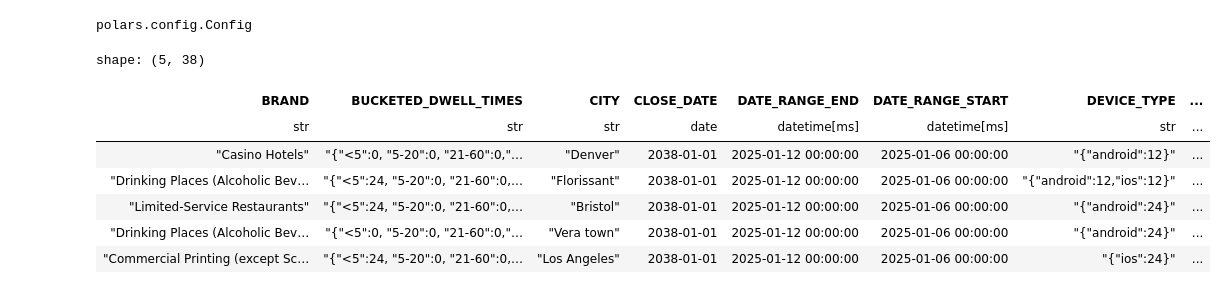
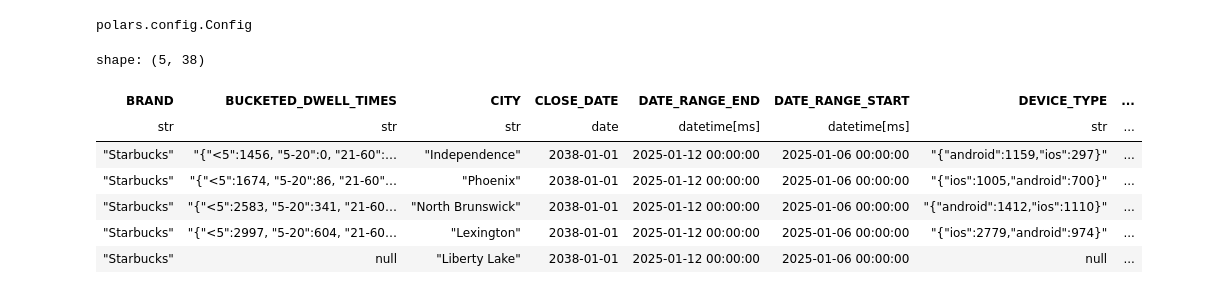
Before and after one commit to marcus-friis/weekly-patterns-plus-exploration, a Jupyter notebook: notebooks/parquet-test.ipynb, the cells around one changed output. Saved outputs shown, nothing was run; the diff lists cells and outputs as text; code cells hidden in the pictures.

```diff
--- a/notebooks/parquet-test.ipynb
+++ b/notebooks/parquet-test.ipynb
@@ -21,19 +21,19 @@ CSV_PATH = DATA_PATH / "weekly-patterns-plus-sample.csv"
 PARQUET_DIR_PATH = DATA_PATH / "2025-weekly-patterns-plus"
 US_PATH = DATA_PATH / "us-states.json"
 # %%
-lf = data.load_weekly_patterns_plus_parquet(PARQUET_DIR_PATH).filter(pl.col("ISO_COUNTRY_CODE") == "US")
+lf = data.load_weekly_patterns_plus_parquet(PARQUET_DIR_PATH).filter(pl.col("ISO_COUNTRY_CODE") == "US").filter(pl.col("BRAND").str.contains("tarbuck"))
 states = gpd.read_file(US_PATH)
 states = states.loc[states["name"] != "Alaska"]
 lf.head().collect()
 # %% [output]
 shape: (5, 38)
 | BRAND | BUCKETED_DWELL_TIMES | CITY | CLOSE_DATE | DATE_RANGE_END | DATE_RANGE_START | DEVICE_TYPE | ... |
 | str | str | str | date | datetime[ms] | datetime[ms] | str | ... |
-| "Casino Hotels" | "{"<5":0, "5-20":0, "21-60":0,"… | "Denver" | 2038-01-01 | 2025-01-12 00:00:00 | 2025-01-06 00:00:00 | "{"android":12}" | ... |
-| "Drinking Places (Alcoholic Bev… | "{"<5":24, "5-20":0, "21-60":0,… | "Florissant" | 2038-01-01 | 2025-01-12 00:00:00 | 2025-01-06 00:00:00 | "{"android":12,"ios":12}" | ... |
-| "Limited-Service Restaurants" | "{"<5":24, "5-20":0, "21-60":0,… | "Bristol" | 2038-01-01 | 2025-01-12 00:00:00 | 2025-01-06 00:00:00 | "{"android":24}" | ... |
-| "Drinking Places (Alcoholic Bev… | "{"<5":0, "5-20":0, "21-60":0,"… | "Vera town" | 2038-01-01 | 2025-01-12 00:00:00 | 2025-01-06 00:00:00 | "{"android":24}" | ... |
-| "Commercial Printing (except Sc… | "{"<5":24, "5-20":0, "21-60":0,… | "Los Angeles" | 2038-01-01 | 2025-01-12 00:00:00 | 2025-01-06 00:00:00 | "{"ios":24}" | ... |
+| "Starbucks" | "{"<5":1456, "5-20":0, "21-60":… | "Independence" | 2038-01-01 | 2025-01-12 00:00:00 | 2025-01-06 00:00:00 | "{"android":1159,"ios":297}" | ... |
+| "Starbucks" | "{"<5":1674, "5-20":86, "21-60"… | "Phoenix" | 2038-01-01 | 2025-01-12 00:00:00 | 2025-01-06 00:00:00 | "{"ios":1005,"android":700}" | ... |
+| "Starbucks" | "{"<5":2583, "5-20":341, "21-60… | "North Brunswick" | 2038-01-01 | 2025-01-12 00:00:00 | 2025-01-06 00:00:00 | "{"android":1412,"ios":1110}" | ... |
+| "Starbucks" | "{"<5":2997, "5-20":604, "21-60… | "Lexington" | 2038-01-01 | 2025-01-12 00:00:00 | 2025-01-06 00:00:00 | "{"ios":2779,"android":974}" | ... |
+| "Starbucks" | null | "Liberty Lake" | 2038-01-01 | 2025-01-12 00:00:00 | 2025-01-06 00:00:00 | null | ... |
 # %%
 poi_metadata = (
     lf.select("ID_STORE", "LOCATION_NAME", "REGION", "ISO_COUNTRY_CODE", "LONGITUDE", "LATITUDE")
```
Also changed, not shown: parts of 9 cells of this notebook.
